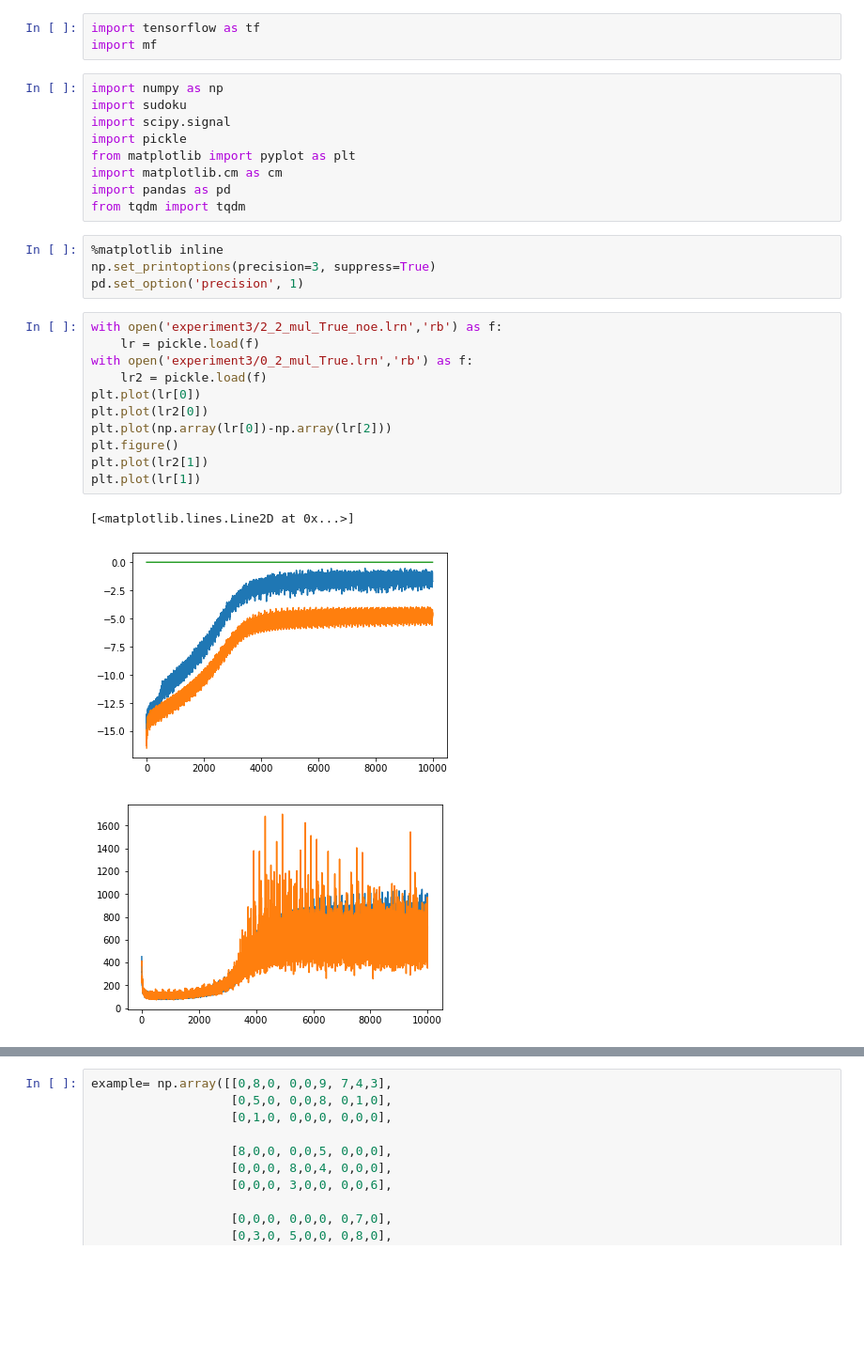
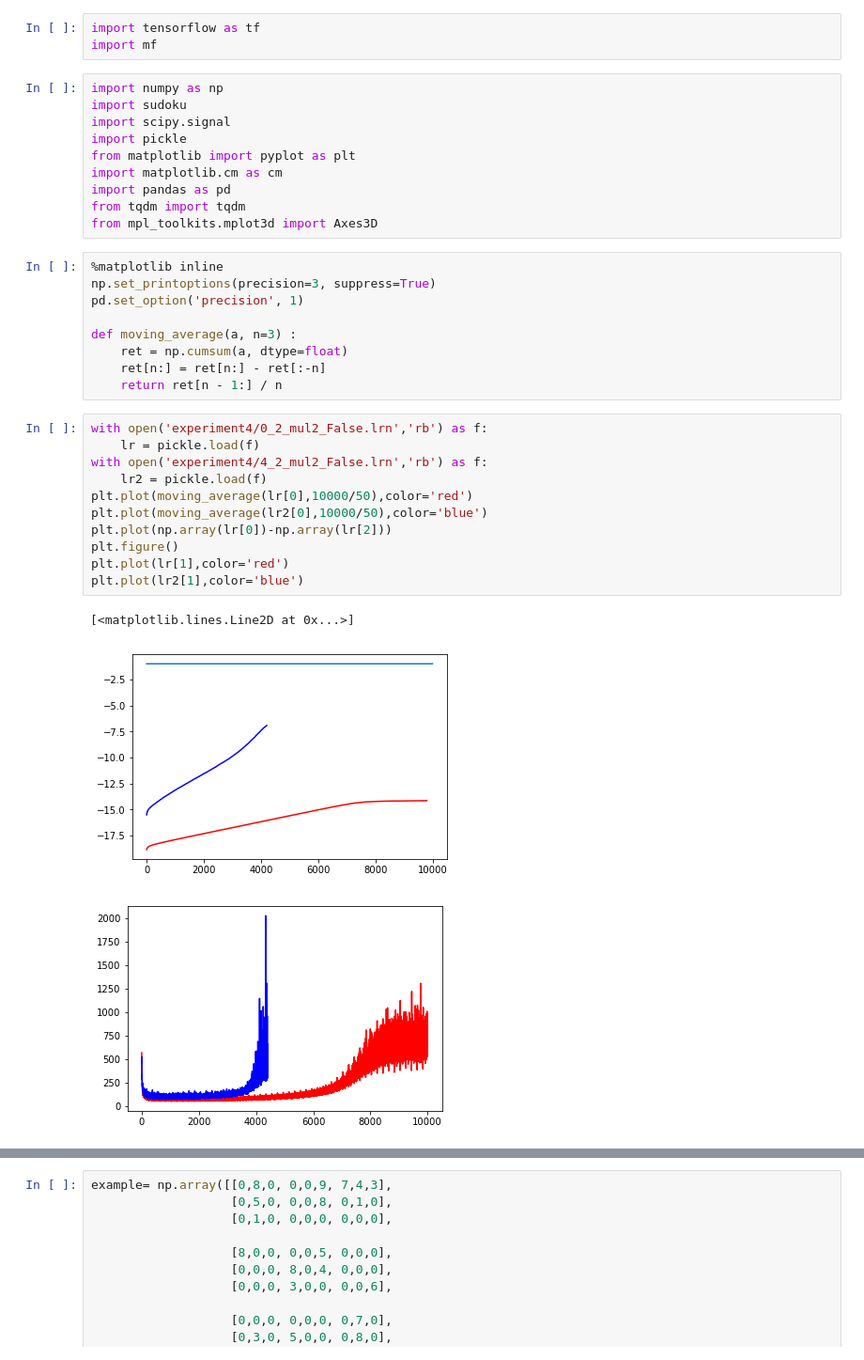
Before and after one commit to TheLortex/mean-field-inference, a Jupyter notebook: Untitled.ipynb, the cells around one changed output, grey strips where cells are left out. Shown: that part at 94% size. Drawn from its saved outputs; the diff is of its cells as text; blank space fills up the shorter version.

```diff
--- a/Untitled.ipynb
+++ b/Untitled.ipynb
@@ -10,22 +10,28 @@ from matplotlib import pyplot as plt
 import matplotlib.cm as cm
 import pandas as pd
 from tqdm import tqdm
+from mpl_toolkits.mplot3d import Axes3D
 # %%
 %matplotlib inline
 np.set_printoptions(precision=3, suppress=True)
 pd.set_option('precision', 1)
+
+def moving_average(a, n=3) :
+    ret = np.cumsum(a, dtype=float)
+    ret[n:] = ret[n:] - ret[:-n]
+    return ret[n - 1:] / n
 # %%
-with open('experiment3/2_2_mul_True_noe.lrn','rb') as f:
+with open('experiment4/0_2_mul2_False.lrn','rb') as f:
     lr = pickle.load(f)
-with open('experiment3/0_2_mul_True.lrn','rb') as f:
+with open('experiment4/4_2_mul2_False.lrn','rb') as f:
     lr2 = pickle.load(f)
-plt.plot(lr[0])
-plt.plot(lr2[0])
+plt.plot(moving_average(lr[0],10000/50),color='red')
+plt.plot(moving_average(lr2[0],10000/50),color='blue')
 plt.plot(np.array(lr[0])-np.array(lr[2]))
 plt.figure()
-plt.plot(lr2[1])
-plt.plot(lr[1])
+plt.plot(lr[1],color='red')
+plt.plot(lr2[1],color='blue')
 # %% [output]
 [<matplotlib.lines.Line2D at 0x...>]
-[figure, old version]
+[figure, new version]
-[figure, old version]
+[figure, new version]
```
Also changed, not shown: parts of 6 cells of this notebook, 7 other files.
